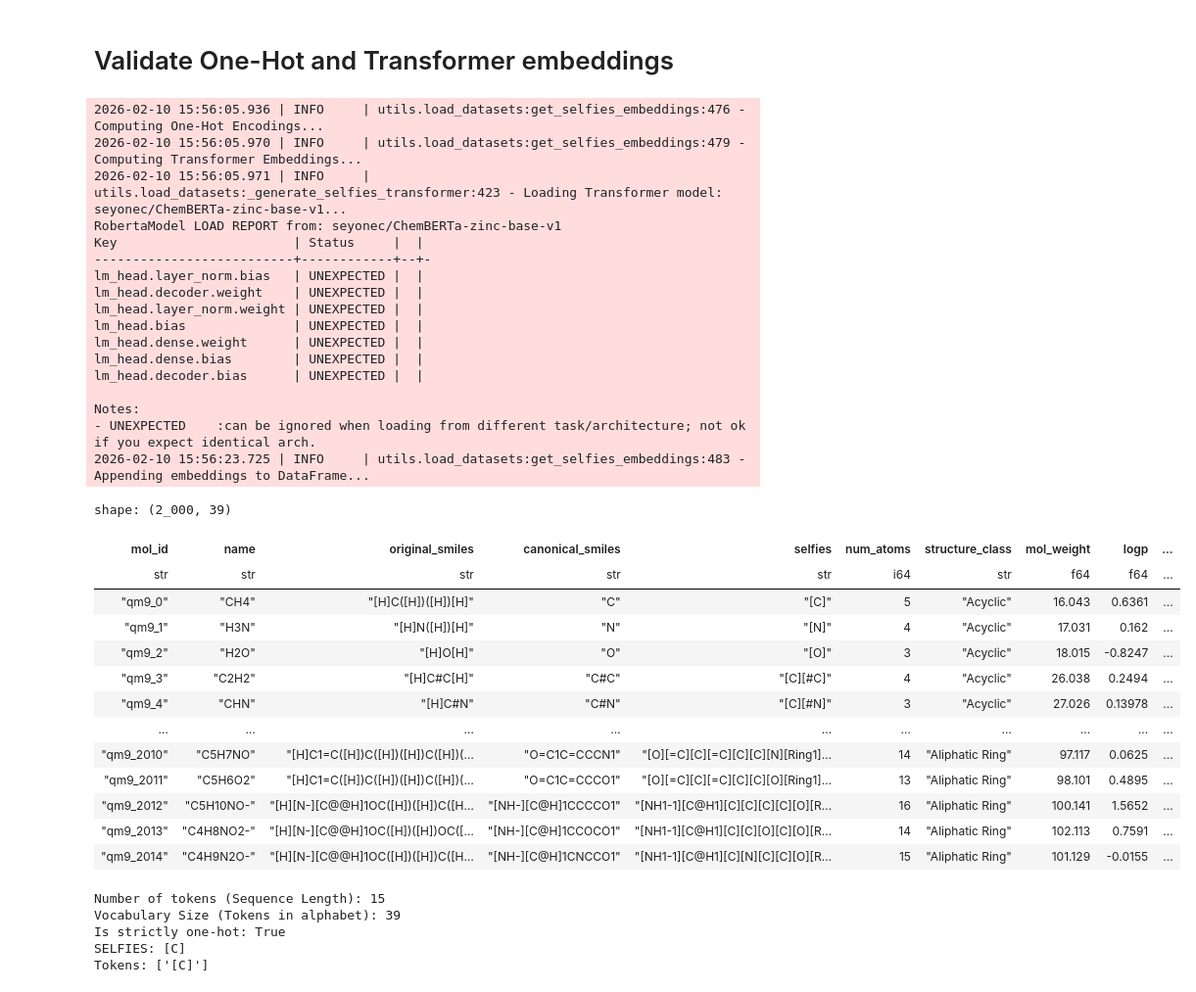
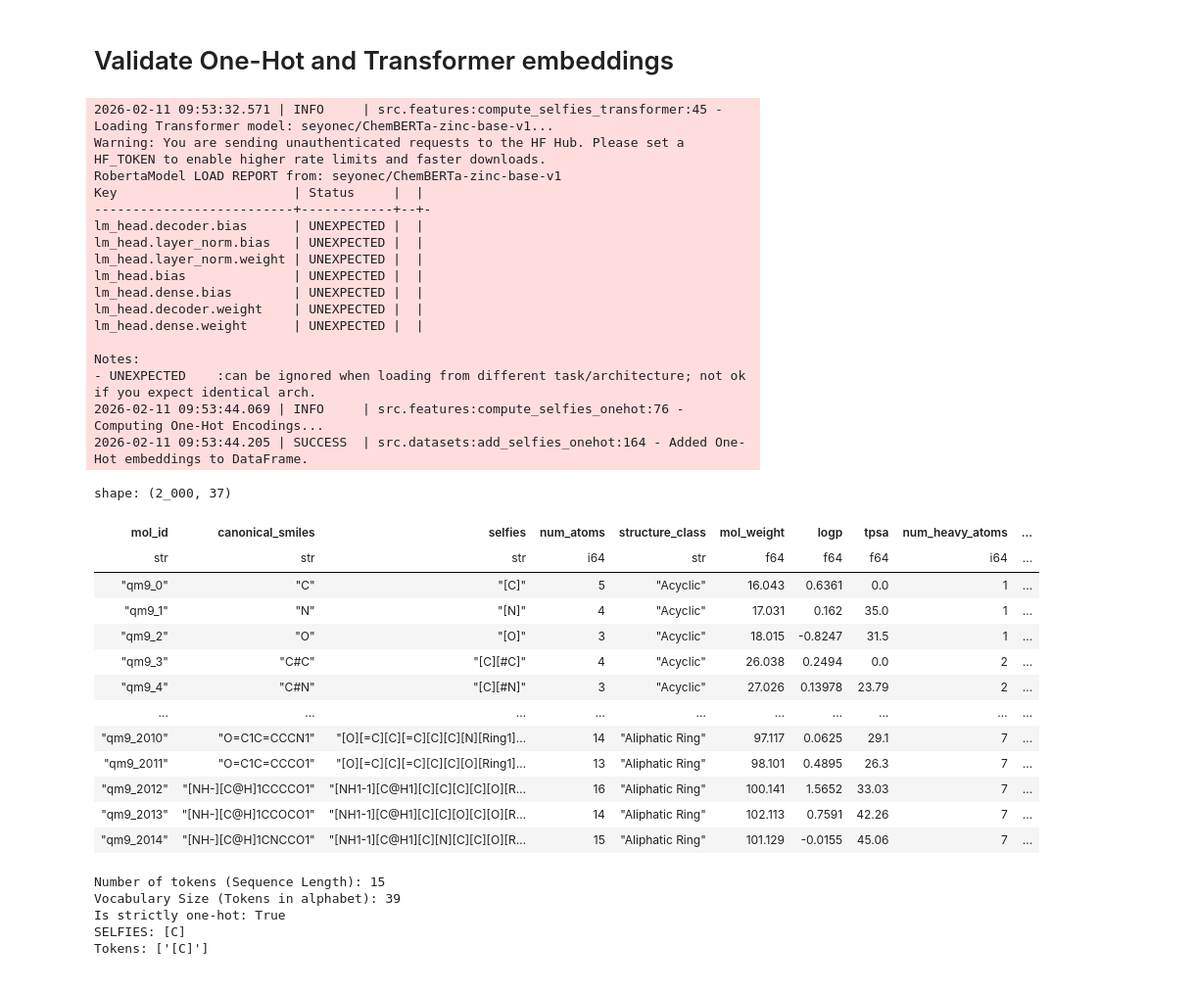
Before and after one commit to karlfindhansen/Non-Euclidean-Distances-in-Molecular-Representation, a Jupyter notebook: notebooks/QM9/euclidan_baselines.ipynb, the cells around one changed output. Shown at 98% size. Cells and saved outputs as stored; diff of their text form; code cells hidden in the pictures.

```diff
--- a/notebooks/QM9/euclidan_baselines.ipynb
+++ b/notebooks/QM9/euclidan_baselines.ipynb
@@ -17,2 +17,3 @@ from scripts.clusters import ClusterEvaluator
 # %%
-qm9 = QM9Loader()
+qm9 = QM9Dataset()
+qm9.load()
@@ -19,5 +36,5 @@ qm9 = QM9Loader()
 # %% [markdown]
 # Morgan Fingerprints
 # %%
-df_morgan_fingerprint = qm9.get_morgan_fingerprints(radius=3, fp_size=2048)
+qm9.add_morgan_fingerprints(radius=3, fp_size=2048)
 # %% [output]
@@ -44,40 +75,41 @@ for _, ls in enumerate(df_morgan_list[0:4]):
 # %% [markdown]
 # Validate One-Hot and Transformer embeddings
 # %%
-df = qm9.get_selfies_embeddings()
+qm9.add_selfies_transformer()
+qm9.add_selfies_onehot()
 # %% [output]
-2026-02-10 15:56:05.936 | INFO     | utils.load_datasets:get_selfies_embeddings:476 - Computing One-Hot Encodings...
-2026-02-10 15:56:05.970 | INFO     | utils.load_datasets:get_selfies_embeddings:479 - Computing Transformer Embeddings...
-2026-02-10 15:56:05.971 | INFO     | utils.load_datasets:_generate_selfies_transformer:423 - Loading Transformer model: seyonec/ChemBERTa-zinc-base-v1...
+2026-02-11 09:53:32.571 | INFO     | src.features:compute_selfies_transformer:45 - Loading Transformer model: seyonec/ChemBERTa-zinc-base-v1...
+Warning: You are sending unauthenticated requests to the HF Hub. Please set a HF_TOKEN to enable higher rate limits and faster downloads.
 RobertaModel LOAD REPORT from: seyonec/ChemBERTa-zinc-base-v1
 Key                       | Status     |  |
 --------------------------+------------+--+-
+lm_head.decoder.bias      | UNEXPECTED |  |
 lm_head.layer_norm.bias   | UNEXPECTED |  |
-lm_head.decoder.weight    | UNEXPECTED |  |
 lm_head.layer_norm.weight | UNEXPECTED |  |
 lm_head.bias              | UNEXPECTED |  |
+lm_head.dense.bias        | UNEXPECTED |  |
+lm_head.decoder.weight    | UNEXPECTED |  |
 lm_head.dense.weight      | UNEXPECTED |  |
-lm_head.dense.bias        | UNEXPECTED |  |
-lm_head.decoder.bias      | UNEXPECTED |  |
 
 Notes:
 - UNEXPECTED    :can be ignored when loading from different task/architecture; not ok if you expect identical arch.
-2026-02-10 15:56:23.725 | INFO     | utils.load_datasets:get_selfies_embeddings:483 - Appending embeddings to DataFrame...
+2026-02-11 09:53:44.069 | INFO     | src.features:compute_selfies_onehot:76 - Computing One-Hot Encodings...
+2026-02-11 09:53:44.205 | SUCCESS  | src.datasets:add_selfies_onehot:164 - Added One-Hot embeddings to DataFrame.
 # %%
-df
+qm9.df
 # %% [output]
-shape: (2_000, 39)
+shape: (2_000, 37)
-| mol_id | name | original_smiles | canonical_smiles | selfies | num_atoms | structure_class | mol_weight | logp | ... |
-| str | str | str | str | str | i64 | str | f64 | f64 | ... |
-| "qm9_0" | "CH4" | "[H]C([H])([H])[H]" | "C" | "[C]" | 5 | "Acyclic" | 16.043 | 0.6361 | ... |
-| "qm9_1" | "H3N" | "[H]N([H])[H]" | "N" | "[N]" | 4 | "Acyclic" | 17.031 | 0.162 | ... |
-| "qm9_2" | "H2O" | "[H]O[H]" | "O" | "[O]" | 3 | "Acyclic" | 18.015 | -0.8247 | ... |
-| "qm9_3" | "C2H2" | "[H]C#C[H]" | "C#C" | "[C][#C]" | 4 | "Acyclic" | 26.038 | 0.2494 | ... |
-| "qm9_4" | "CHN" | "[H]C#N" | "C#N" | "[C][#N]" | 3 | "Acyclic" | 27.026 | 0.13978 | ... |
+| mol_id | canonical_smiles | selfies | num_atoms | structure_class | mol_weight | logp | tpsa | num_heavy_atoms | ... |
+| str | str | str | i64 | str | f64 | f64 | f64 | i64 | ... |
+| "qm9_0" | "C" | "[C]" | 5 | "Acyclic" | 16.043 | 0.6361 | 0.0 | 1 | ... |
+| "qm9_1" | "N" | "[N]" | 4 | "Acyclic" | 17.031 | 0.162 | 35.0 | 1 | ... |
+| "qm9_2" | "O" | "[O]" | 3 | "Acyclic" | 18.015 | -0.8247 | 31.5 | 1 | ... |
+| "qm9_3" | "C#C" | "[C][#C]" | 4 | "Acyclic" | 26.038 | 0.2494 | 0.0 | 2 | ... |
+| "qm9_4" | "C#N" | "[C][#N]" | 3 | "Acyclic" | 27.026 | 0.13978 | 23.79 | 2 | ... |
 | … | … | … | … | … | … | … | … | … | ... |
-| "qm9_2010" | "C5H7NO" | "[H]C1=C([H])C([H])([H])C([H])(… | "O=C1C=CCCN1" | "[O][=C][C][=C][C][C][N][Ring1]… | 14 | "Aliphatic Ring" | 97.117 | 0.0625 | ... |
-| "qm9_2011" | "C5H6O2" | "[H]C1=C([H])C([H])([H])C([H])(… | "O=C1C=CCCO1" | "[O][=C][C][=C][C][C][O][Ring1]… | 13 | "Aliphatic Ring" | 98.101 | 0.4895 | ... |
-| "qm9_2012" | "C5H10NO-" | "[H][N-][C@@H]1OC([H])([H])C([H… | "[NH-][C@H]1CCCCO1" | "[NH1-1][C@H1][C][C][C][C][O][R… | 16 | "Aliphatic Ring" | 100.141 | 1.5652 | ... |
-| "qm9_2013" | "C4H8NO2-" | "[H][N-][C@@H]1OC([H])([H])OC([… | "[NH-][C@H]1CCOCO1" | "[NH1-1][C@H1][C][C][O][C][O][R… | 14 | "Aliphatic Ring" | 102.113 | 0.7591 | ... |
-| "qm9_2014" | "C4H9N2O-" | "[H][N-][C@@H]1OC([H])([H])C([H… | "[NH-][C@H]1CNCCO1" | "[NH1-1][C@H1][C][N][C][C][O][R… | 15 | "Aliphatic Ring" | 101.129 | -0.0155 | ... |
+| "qm9_2010" | "O=C1C=CCCN1" | "[O][=C][C][=C][C][C][N][Ring1]… | 14 | "Aliphatic Ring" | 97.117 | 0.0625 | 29.1 | 7 | ... |
+| "qm9_2011" | "O=C1C=CCCO1" | "[O][=C][C][=C][C][C][O][Ring1]… | 13 | "Aliphatic Ring" | 98.101 | 0.4895 | 26.3 | 7 | ... |
+| "qm9_2012" | "[NH-][C@H]1CCCCO1" | "[NH1-1][C@H1][C][C][C][C][O][R… | 16 | "Aliphatic Ring" | 100.141 | 1.5652 | 33.03 | 7 | ... |
+| "qm9_2013" | "[NH-][C@H]1CCOCO1" | "[NH1-1][C@H1][C][C][O][C][O][R… | 14 | "Aliphatic Ring" | 102.113 | 0.7591 | 42.26 | 7 | ... |
+| "qm9_2014" | "[NH-][C@H]1CNCCO1" | "[NH1-1][C@H1][C][N][C][C][O][R… | 15 | "Aliphatic Ring" | 101.129 | -0.0155 | 45.06 | 7 | ... |
 # %%
```
Also changed, not shown: parts of 18 cells of this notebook, 21 other files.
